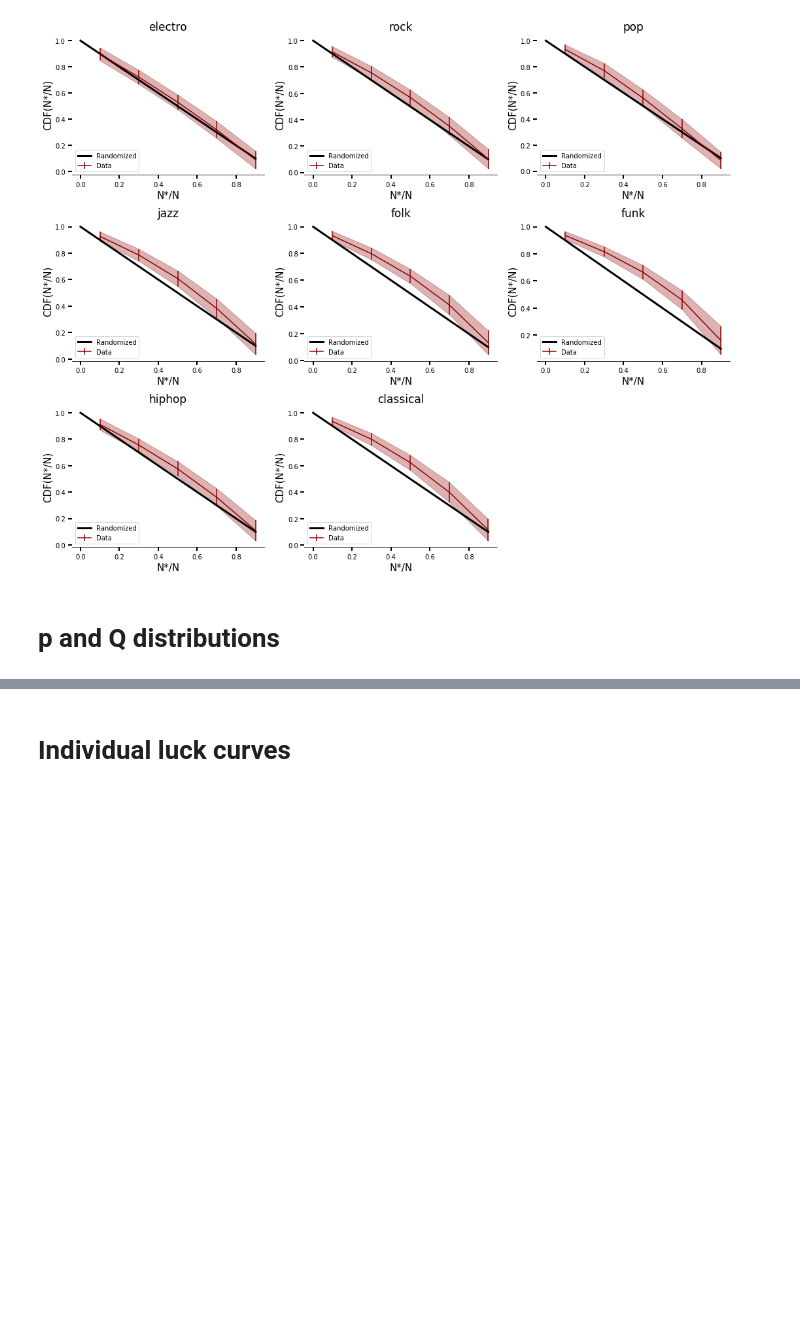
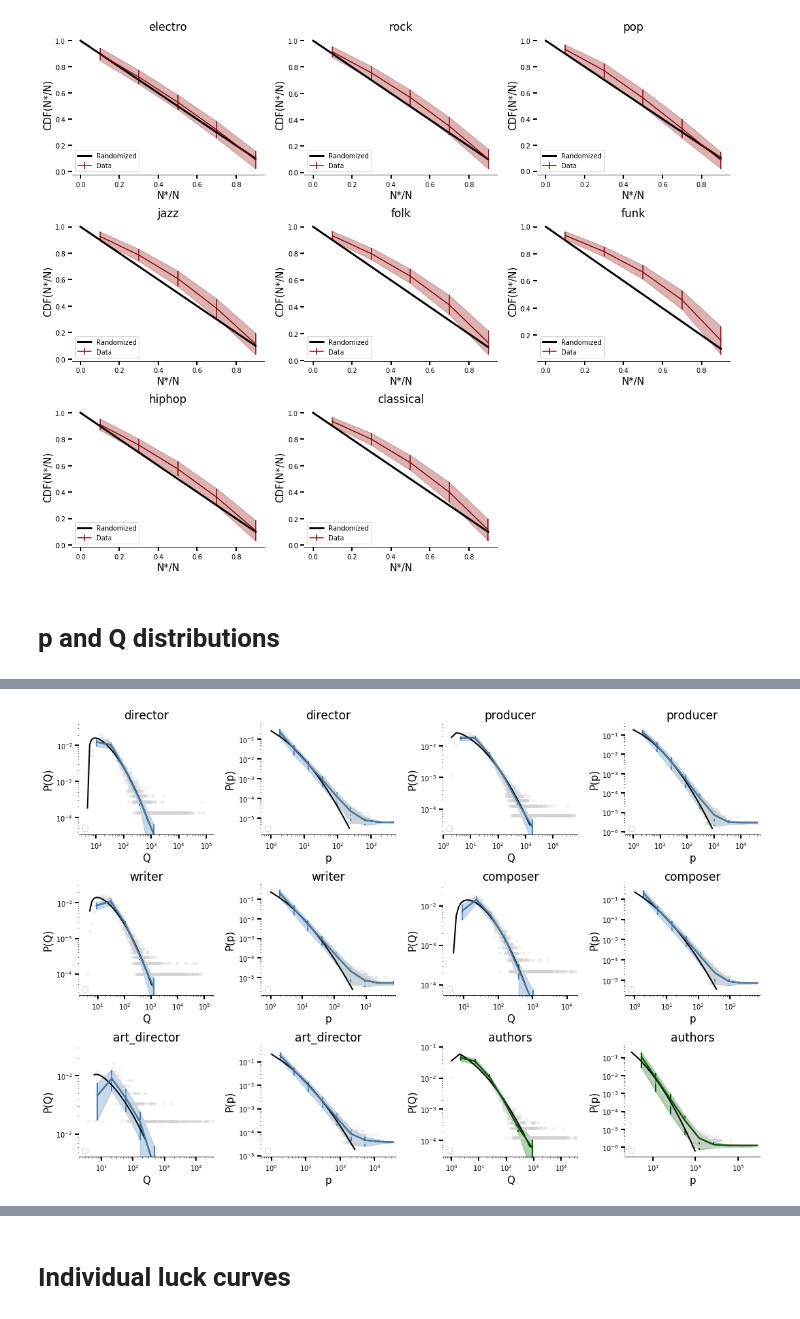
Before and after one commit to milanjanosov/success_engine, a Jupyter notebook: QMODELNEW/FinalPlots.ipynb, the cells around one changed output, grey strips where cells are left out. Cells and saved outputs as stored; diff of their text form; code cells hidden in the pictures; blank space fills up the shorter version.

```diff
--- a/QMODELNEW/FinalPlots.ipynb
+++ b/QMODELNEW/FinalPlots.ipynb
@@ -261 +236,29 @@ plt.tight_layout()
+# %%
+f, ax = plt.subplots(3,4, figsize = (15,10))
+
+do_p_Q_plots('director-10', ax[0,0], 'steelblue', 'Q', 10)
+do_p_Q_plots('director-10', ax[0,1], 'steelblue', 'p', 10)
+
+do_p_Q_plots('producer-10', ax[0,2], 'steelblue', 'Q', 10)
+do_p_Q_plots('producer-10', ax[0,3], 'steelblue', 'p', 10)
+
+
+do_p_Q_plots('writer-10', ax[1,0], 'steelblue', 'Q', 10)
+do_p_Q_plots('writer-10', ax[1,1], 'steelblue', 'p', 10)
+
+do_p_Q_plots('composer-10', ax[1,2], 'steelblue', 'Q', 10)
+do_p_Q_plots('composer-10', ax[1,3], 'steelblue', 'p', 10)
+
+
+do_p_Q_plots('art_director-20', ax[2,0], 'steelblue', 'Q', 10)
+do_p_Q_plots('art_director-20', ax[2,1], 'steelblue', 'p', 10)
+
+do_p_Q_plots('authors-50', ax[2,2], 'darkgreen', 'Q', 10)
+do_p_Q_plots('authors-50', ax[2,3], 'darkgreen', 'p', 10)
+
+plt.tight_layout()
+
+plt.savefig('../../../../Dropbox/Artisic_careers_paper/text/Figures/S3a.png')
+# %% [output]
+[figure, added]
 # %%
```
Also changed, not shown: parts of 16 cells of this notebook.
